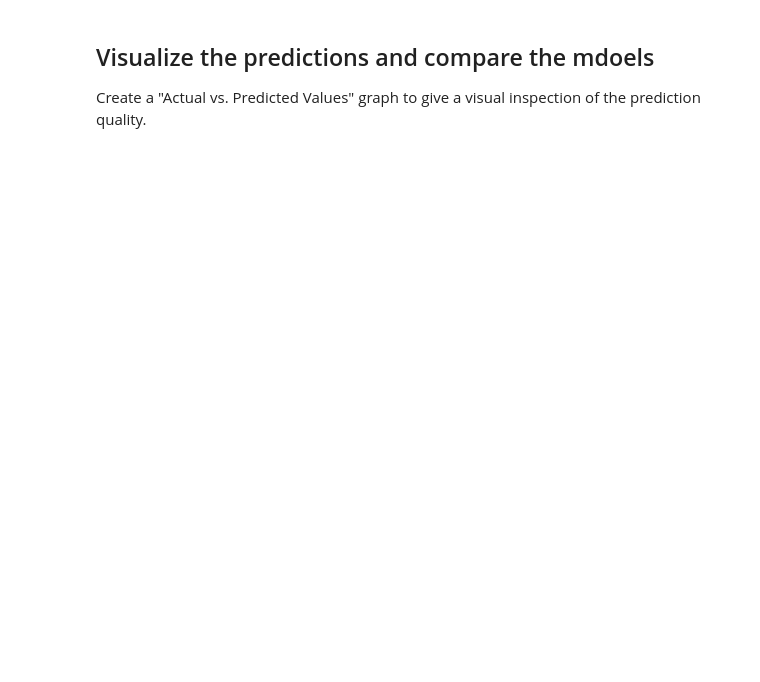
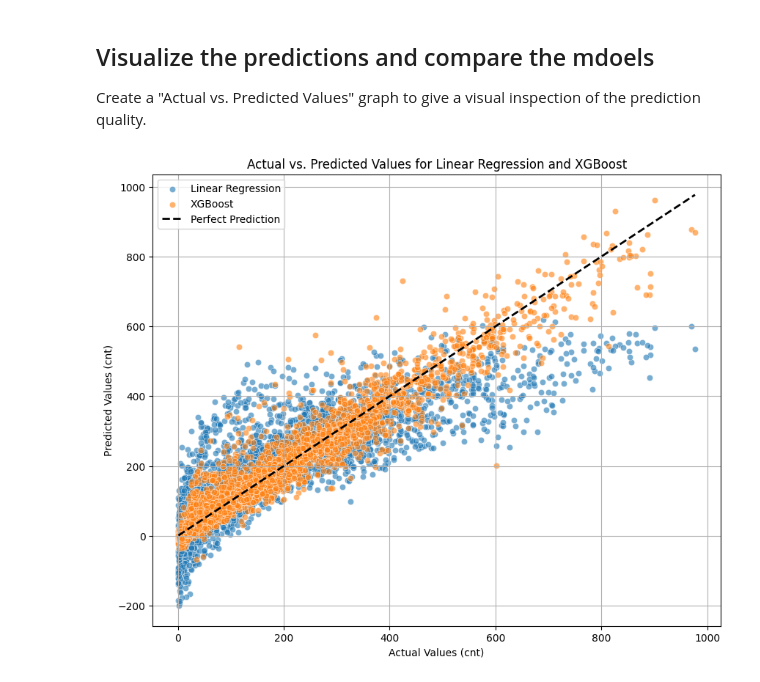
Before and after one commit to martinroth25/ai_transportation_course, a Jupyter notebook: Exercise_2_regression_model/Assignment_1_Regression_model.ipynb, the cells around one changed output. Cells and saved outputs as stored; diff of their text form; code cells hidden in the pictures; blank space fills up the shorter version.

```diff
--- a/Exercise_2_regression_model/Assignment_1_Regression_model.ipynb
+++ b/Exercise_2_regression_model/Assignment_1_Regression_model.ipynb
@@ -100,0 +187,11 @@ Now, create an XGBoost and linear regression model using the best parameters and
+# %%
+best_xgb_params = grid_search_xgb.best_params_
+
+xgb_model = xgb.XGBRegressor(
+    n_estimators=best_xgb_params['n_estimators'],
+    learning_rate=best_xgb_params['learning_rate'],
+    max_depth=best_xgb_params['max_depth'],
+    random_state=42
+)
+
+xgb_model.fit(X_train, y_train)
@@ -100,0 +210,5 @@ Now, create an XGBoost and linear regression model using the best parameters and
+# %%
+from sklearn.linear_model import LinearRegression
+
+lin_reg_model = LinearRegression()
+lin_reg_model.fit(X_train, y_train)
@@ -110,0 +259,23 @@ Create a "Actual vs. Predicted Values" graph to give a visual inspection of the
+# %%
+import matplotlib.pyplot as plt
+import seaborn as sns
+
+plt.figure(figsize=(10, 8))
+
+# Plot Linear Regression predictions
+sns.scatterplot(x=y_test, y=y_pred_lr, alpha=0.6, label='Linear Regression')
+
+# Plot XGBoost predictions
+sns.scatterplot(x=y_test, y=y_pred_xgb, alpha=0.6, label='XGBoost')
+
+# Plot the perfect prediction line (y=x)
+plt.plot([y_test.min(), y_test.max()], [y_test.min(), y_test.max()], 'k--', lw=2, label='Perfect Prediction')
+
+plt.title('Actual vs. Predicted Values for Linear Regression and XGBoost')
+plt.xlabel('Actual Values (cnt)')
+plt.ylabel('Predicted Values (cnt)')
+plt.legend()
+plt.grid(True)
+plt.show()
+# %% [output]
+[figure, added]
```
Also changed, not shown: parts of 12 cells of this notebook.
